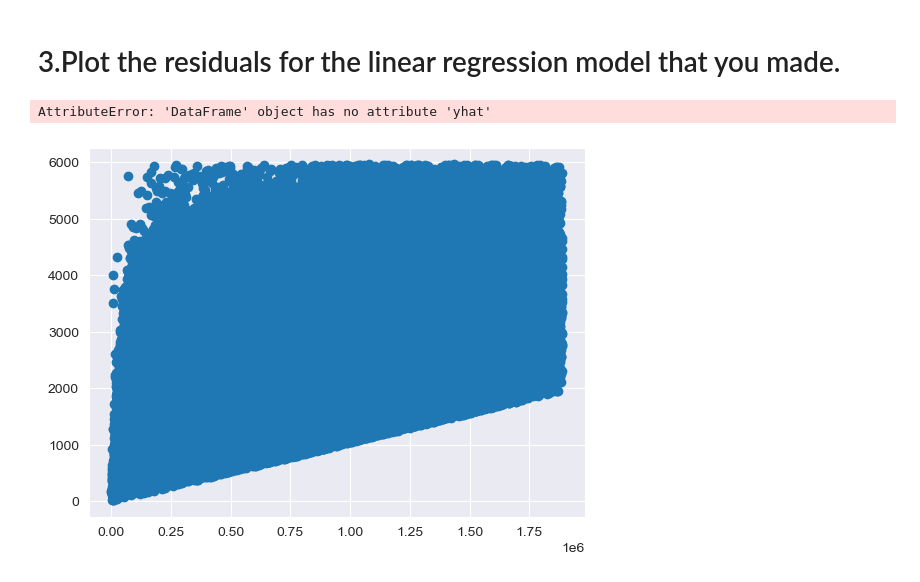
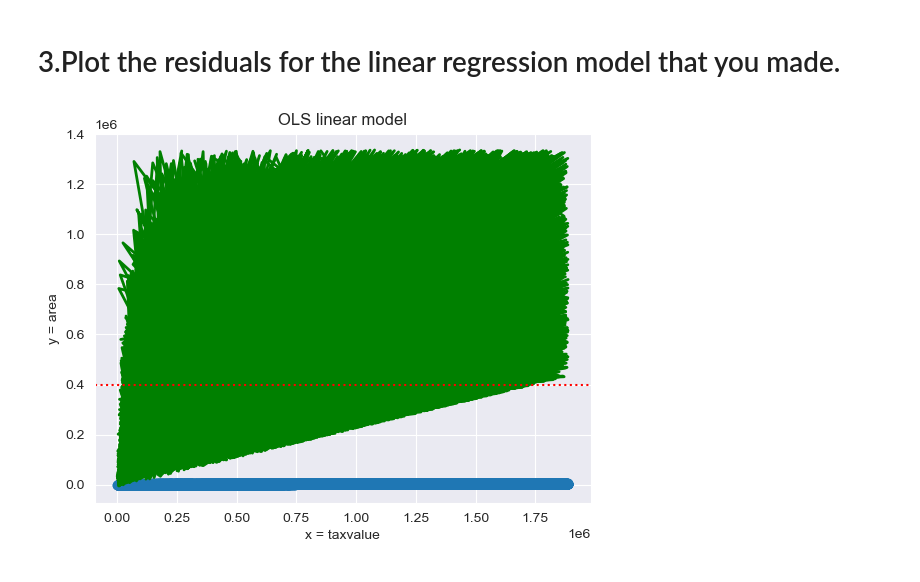
Before and after one commit to Nathanieldewald/regression-exercises, a Jupyter notebook: evaluation.ipynb, the cells around one changed output. Cells and saved outputs as stored; diff of their text form; code cells hidden in the pictures.

```diff
--- a/evaluation.ipynb
+++ b/evaluation.ipynb
@@ -68,31 +71,35 @@ train.describe()
 * Modify and add to the code above as necessary for it to work with the zillow dataset.
 # %%
 # create the model object
-X = train_scaled[['area']]
-y = train_scaled[['taxvalue']]
+train = train[['area', 'taxvalue']].copy()
+X = train[['area']]
+y = train[['taxvalue']]
 model = LinearRegression().fit(X, y)
 # %%
 # make predictions
 predictions = model.predict(X)
+train['yhat'] = predictions
 # %% [markdown]
 
 # 3.Plot the residuals for the linear regression model that you made.
 # %%
 # baseline prediction
-baseline = train_scaled.taxvalue.mean()
+baseline = train.taxvalue.mean()
+baseline
+
+train['residual'] = train.yhat - train.taxvalue
 # %%
 # visualize the line of best fit from OLS linear model
 
 #scatter is my actuals
 plt.scatter(train.taxvalue, train.area)
 
 #lineplot is my regression line
-plt.plot(train.taxvalue, train.yhat, color='red', linewidth=2)
+plt.plot(train.taxvalue, train.yhat, color='green', linewidth=2)
 plt.axhline(baseline, ls=':', color='red')
 plt.xlabel('x = taxvalue')
 plt.ylabel('y = area')
 plt.title('OLS linear model')
 plt.show()
 # %% [output]
-AttributeError: 'DataFrame' object has no attribute 'yhat'
-[figure, old version]
+[figure, new version]
```
Also changed, not shown: parts of 27 cells of this notebook, 1 other file.
